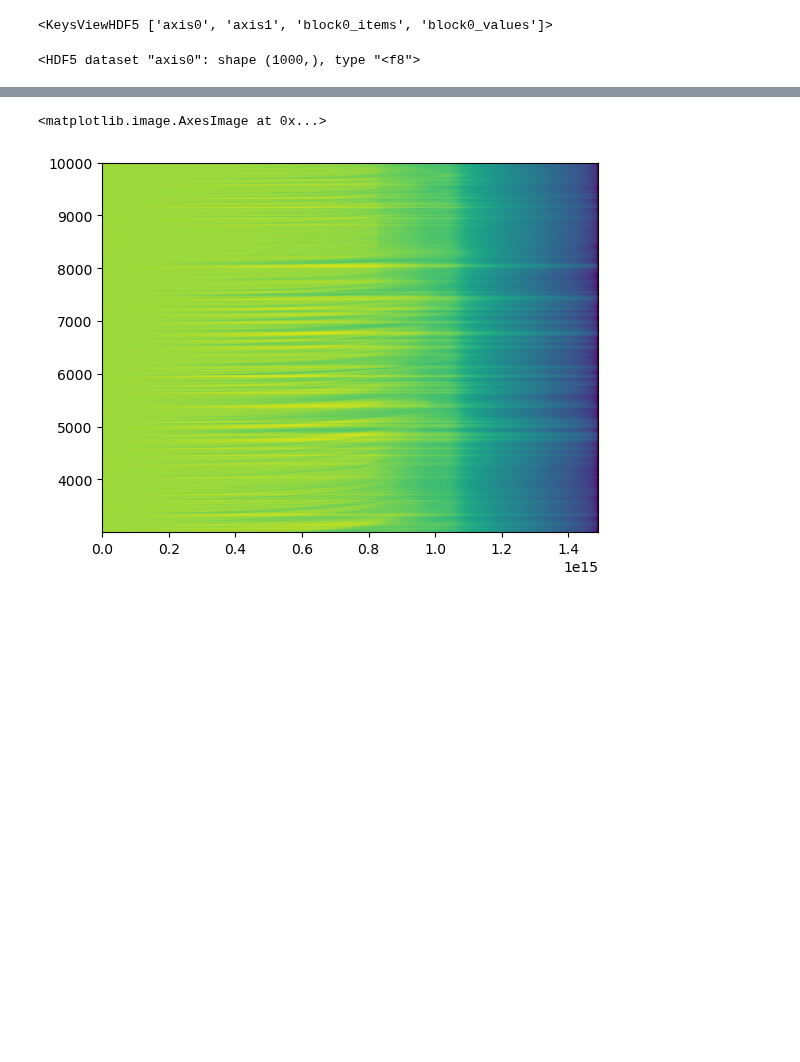
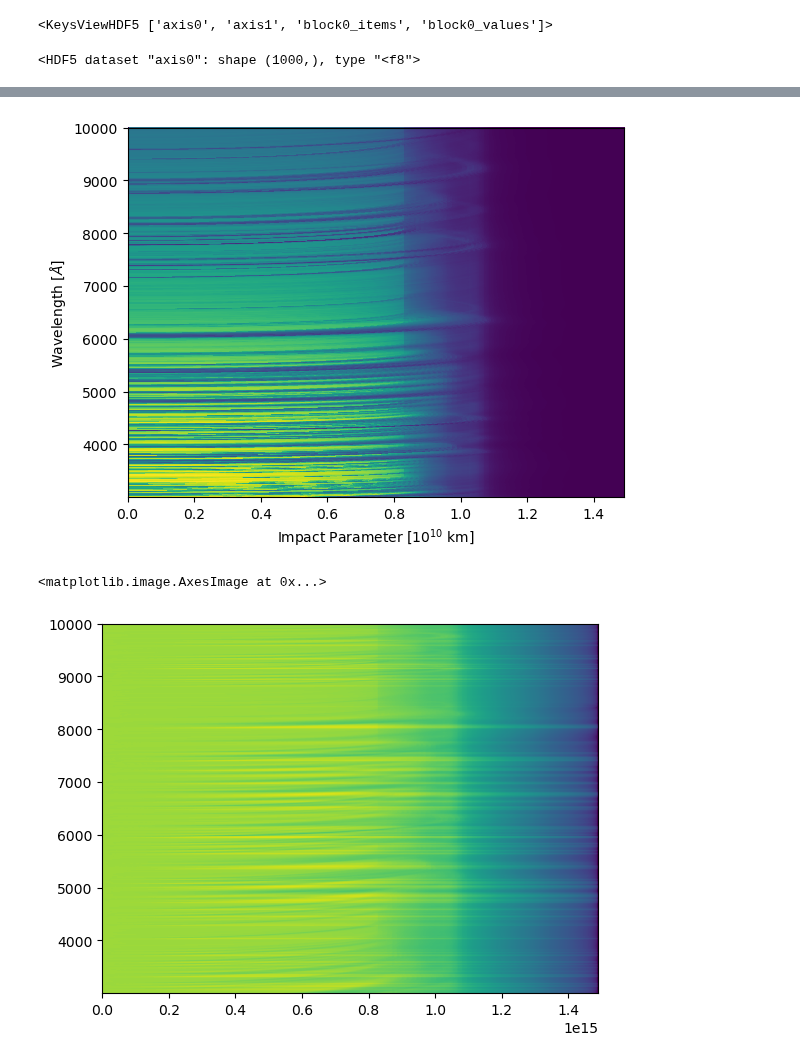
Before and after one commit to AlexGKim/II, a Jupyter notebook: Untitled.ipynb, the cells around one changed output, grey strips where cells are left out. Saved outputs shown, nothing was run; the diff lists cells and outputs as text; code cells hidden in the pictures; blank space fills up the shorter version.

Commit message:
fix labels, non-linear lambda in TARDIS

```diff
--- a/Untitled.ipynb
+++ b/Untitled.ipynb
@@ -36,6 +37,19 @@ plt.savefig("sn2001fe.pdf")
 norm = block0_values[:]
 # %%
 norm = norm/norm[:,1][:,None]
+# %%
+interp = 'nearest'
+fig, ax = plt.subplots()
+im = NonUniformImage(ax, interpolation=interp, extent=(axis0[0]/1e15,axis0[-1]/1e15,axis1[-1],axis1[0]))
+im.set_data(axis0[:]/1e15, lambdas, numpy.flip(block0_values[:,:],axis=0))
+ax.add_image(im)
+ax.set_xlim(axis0[0]/1e15, axis0[-1]/1e15)
+ax.set_ylim(axis1[-1],axis1[0])
+ax.set_ylabel(r"Wavelength [$\AA$]")
+ax.set_xlabel(r"Impact Parameter [$10^{10}~\text{km}$]")
+plt.savefig("sn2001fe.pdf")
+# %% [output]
+[figure, added]
 # %%
 plt.imshow(norm,extent=[axis0[0],axis0[-1],lambdas[0],lambdas[-1]],aspect='auto',norm='log')
 # %% [output]
```
Also changed, not shown: parts of 3 cells of this notebook, 1 other file.
